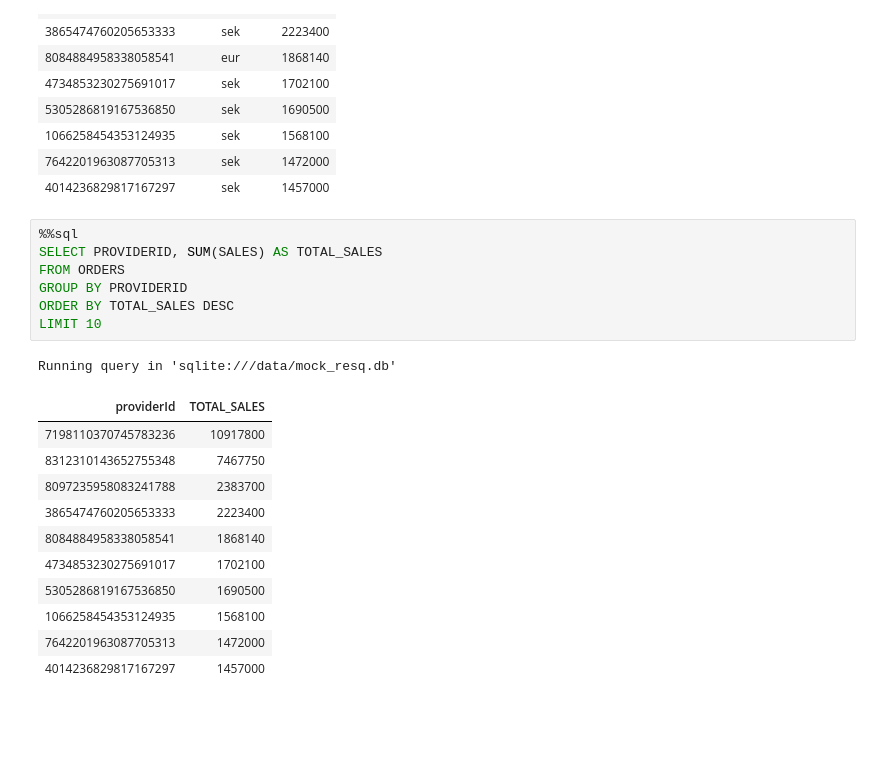
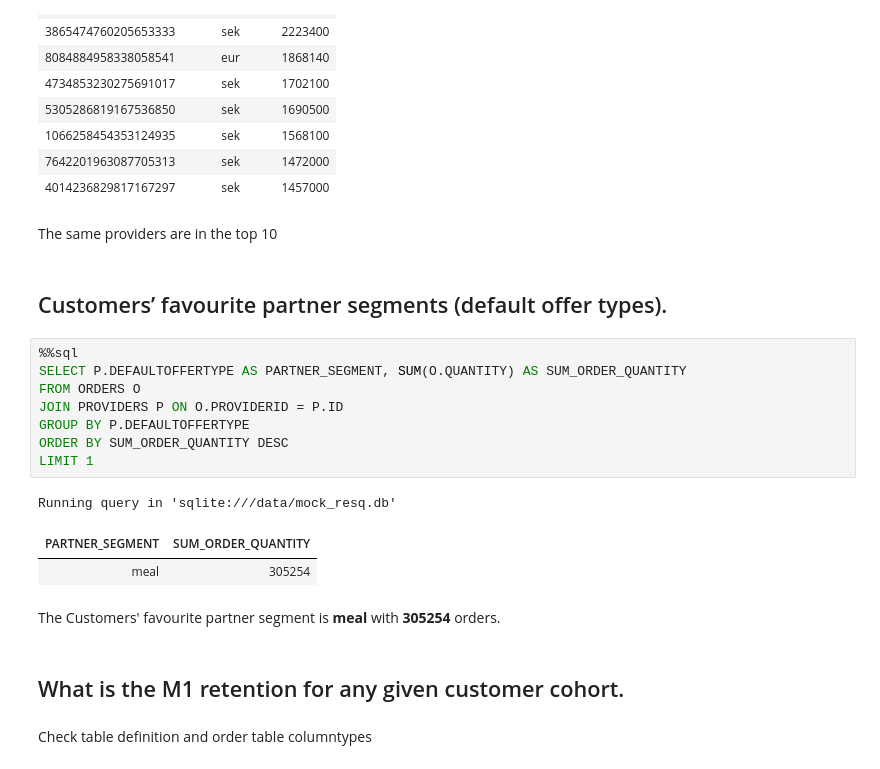
Before and after one commit to kennedyopokuasare/ResqCLV, a Jupyter notebook: data-exploration-and-pipeline.ipynb, the cells around one changed output. Cells and saved outputs as stored; diff of their text form; blank space fills up the shorter version.

Commit message:
Compute customer cohorts

```diff
--- a/data-exploration-and-pipeline.ipynb
+++ b/data-exploration-and-pipeline.ipynb
@@ -181,23 +197,25 @@ Running query in 'sqlite:///data/mock_resq.db'
 | 1066258454353124935 | sek | 1568100 |
 | 7642201963087705313 | sek | 1472000 |
 | 4014236829817167297 | sek | 1457000 |
+# %% [markdown]
+The same providers are in the top 10
+# %% [markdown]
+## Customers’ favourite partner segments (default offer types).
 # %%
 %%sql
-SELECT PROVIDERID, SUM(SALES) AS TOTAL_SALES
-FROM ORDERS
-GROUP BY PROVIDERID
-ORDER BY TOTAL_SALES DESC
-LIMIT 10
+SELECT P.DEFAULTOFFERTYPE AS PARTNER_SEGMENT, SUM(O.QUANTITY) AS SUM_ORDER_QUANTITY
+FROM ORDERS O
+JOIN PROVIDERS P ON O.PROVIDERID = P.ID
+GROUP BY P.DEFAULTOFFERTYPE
+ORDER BY SUM_ORDER_QUANTITY DESC
+LIMIT 1
 # %% [output]
 Running query in 'sqlite:///data/mock_resq.db'
-| providerId | TOTAL_SALES |
-| 7198110370745783236 | 10917800 |
-| 8312310143652755348 | 7467750 |
-| 8097235958083241788 | 2383700 |
-| 3865474760205653333 | 2223400 |
-| 8084884958338058541 | 1868140 |
-| 4734853230275691017 | 1702100 |
-| 5305286819167536850 | 1690500 |
-| 1066258454353124935 | 1568100 |
-| 7642201963087705313 | 1472000 |
-| 4014236829817167297 | 1457000 |
+| PARTNER_SEGMENT | SUM_ORDER_QUANTITY |
+| meal | 305254 |
+# %% [markdown]
+The Customers' favourite partner segment is **meal** with **305254** orders.
+# %% [markdown]
+## What is the M1 retention for any given customer cohort.
+# %% [markdown]
+Check table definition and order table columntypes
```
Also changed, not shown: parts of 13 cells of this notebook, 2 other files.
